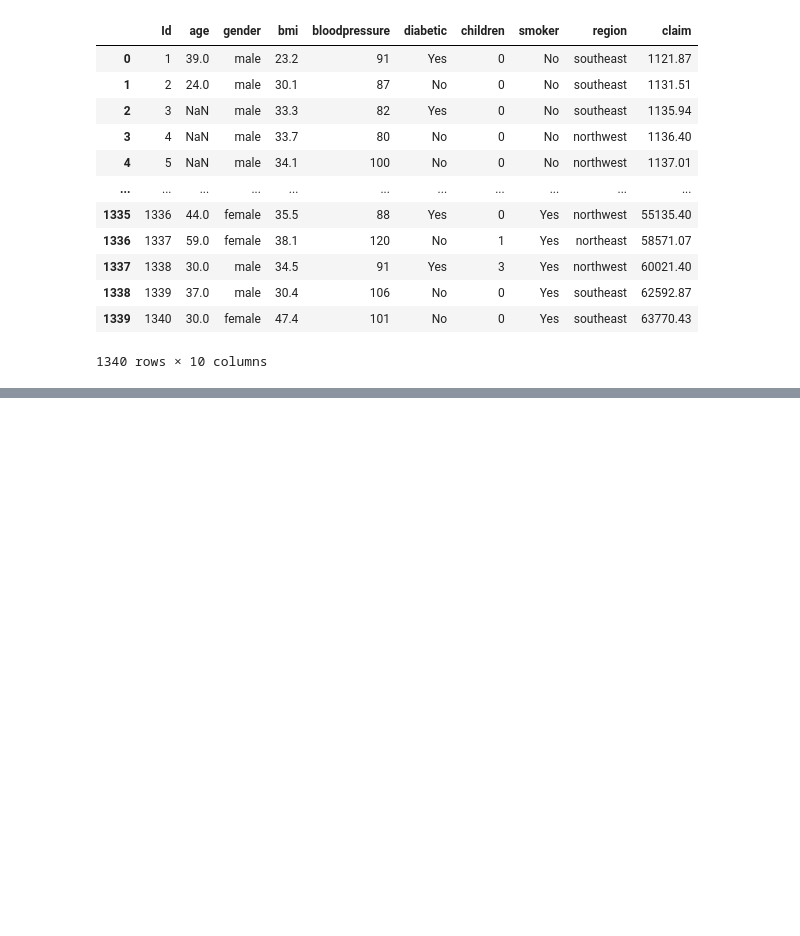
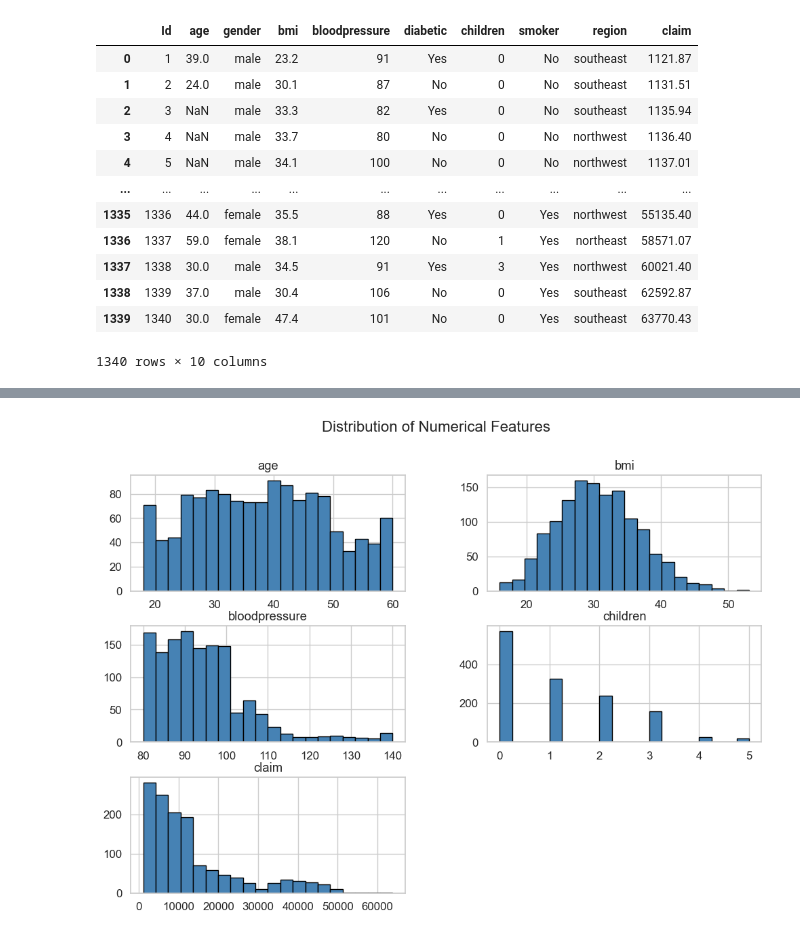
Before and after one commit to Salmanshahk/Health_insurance_cost_analysis, a Jupyter notebook: Health_insurance_cost_analysis.ipynb, the cells around one changed output, grey strips where cells are left out. Saved outputs shown, nothing was run; the diff lists cells and outputs as text; code cells hidden in the pictures; blank space fills up the shorter version.

```diff
--- a/Health_insurance_cost_analysis.ipynb
+++ b/Health_insurance_cost_analysis.ipynb
@@ -21,0 +52,2 @@ df
+# %%
+sns.set(style="whitegrid", palette = "Set2", font_scale = 1.1)
@@ -21,0 +74,4 @@ df
+# %%
+# Dropping null values from Dataframe
+df.dropna(inplace=True)
+df.shape
@@ -21,0 +109,12 @@ df
+# %%
+#
+numerical_cols = ["age","bmi","bloodpressure","children","claim"]
+df[numerical_cols].hist(
+    bins = 20,
+    figsize = (12,8),
+    color = 'steelblue',
+    edgecolor = 'black')
+plt.suptitle("Distribution of Numerical Features", fontsize=16)
+plt.show()
+# %% [output]
+[figure, added]
```
Also changed, not shown: parts of 11 cells of this notebook.
